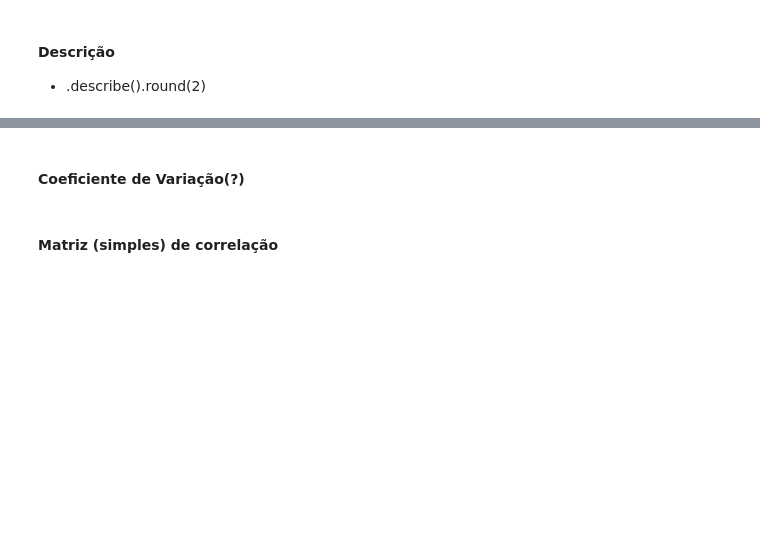
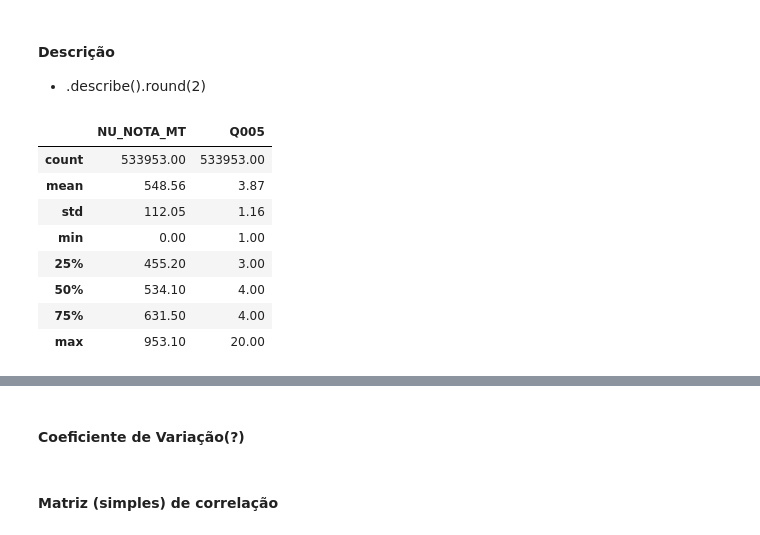
Before and after one commit to ihaveonesun/Projeto-Final-Semantix, a Jupyter notebook: projeto_final_enem.ipynb, the cells around one changed output, grey strips where cells are left out. Cells and saved outputs as stored; diff of their text form; code cells hidden in the pictures; blank space fills up the shorter version.

```diff
--- a/projeto_final_enem.ipynb
+++ b/projeto_final_enem.ipynb
@@ -211,0 +200,9 @@ Name: TP_ST_CONCLUSAO, dtype: int64
+# %%
+quest_alunos_df = mat_alunos_df.copy()
+# %%
+dicionario_renda_Q006 = {'A':'Nenhuma Renda', 'B':'Até R$ 1.100,00', 'C':'Até R$ 1.650,00',
+                         'D':'Até R$ 2.200,00', 'E':'Até R$ 2.750,00', 'F':'Até R$ 3.300,00',
+                         'G':'Até R$ 4.400,00', 'H':'Até R$ 5.500,00', 'I':'Até R$ 6.600,00',
+                         'J':'Até R$ 7.700,00', 'K':'Até R$ 8.800,00', 'L':'Até R$ 9.900,00',
+                         'M':'Até R$ 11.000,00', 'N':'Até R$ 13.200,00','O':'Até R$ 16.500,00',
+                         'P':'Até R$ 22.000,00', 'Q':'Acima de R$ 22.000,00'}
@@ -214,3 +253,15 @@ Name: TP_ST_CONCLUSAO, dtype: int64
 # %% [markdown]
 #### Descrição
 * .describe().round(2)
+# %%
+quest_alunos_df[lista_variaveis_quantitativas].describe().round(2)
+# %% [output]
+|  | NU_NOTA_MT | Q005 |
+| count | 533953.00 | 533953.00 |
+| mean | 548.56 | 3.87 |
+| std | 112.05 | 1.16 |
+| min | 0.00 | 1.00 |
+| 25% | 455.20 | 3.00 |
+| 50% | 534.10 | 4.00 |
+| 75% | 631.50 | 4.00 |
+| max | 953.10 | 20.00 |
```
Also changed, not shown: parts of 57 cells of this notebook.
